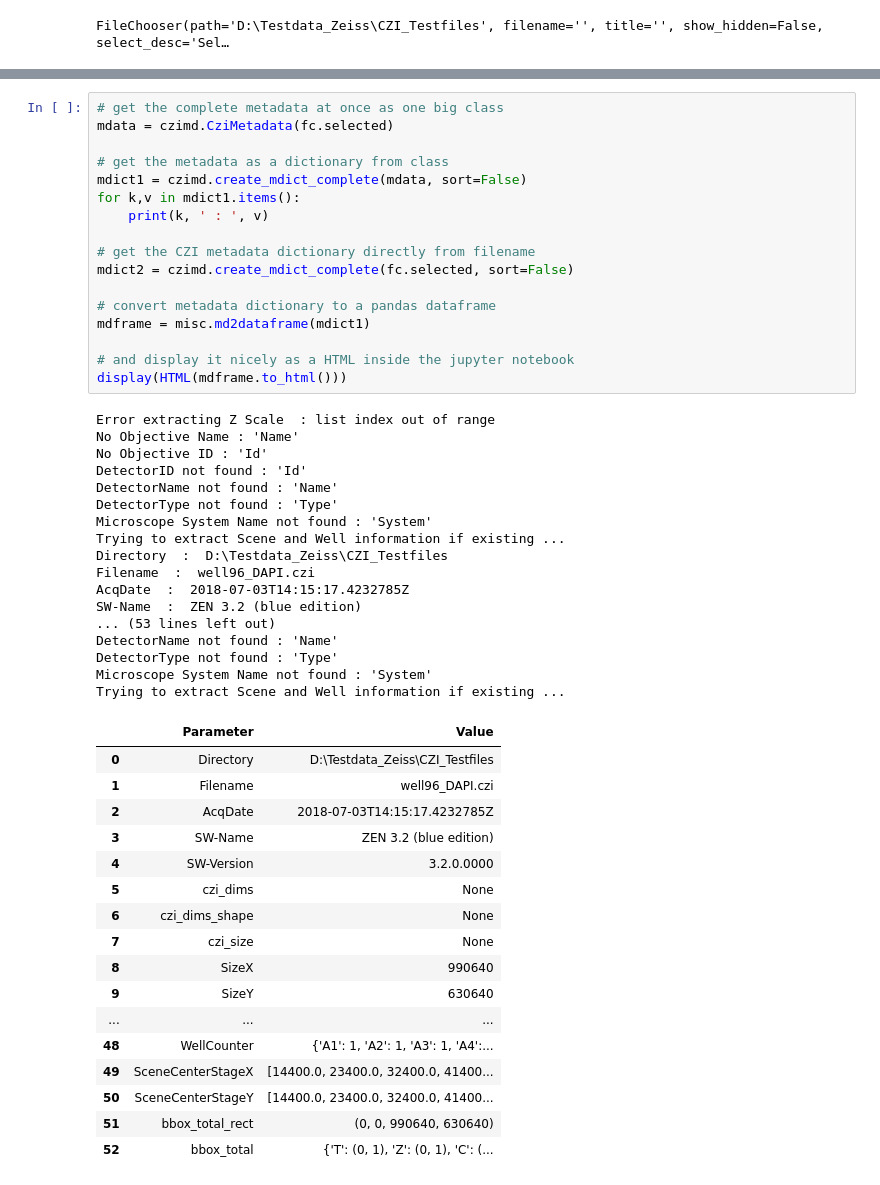
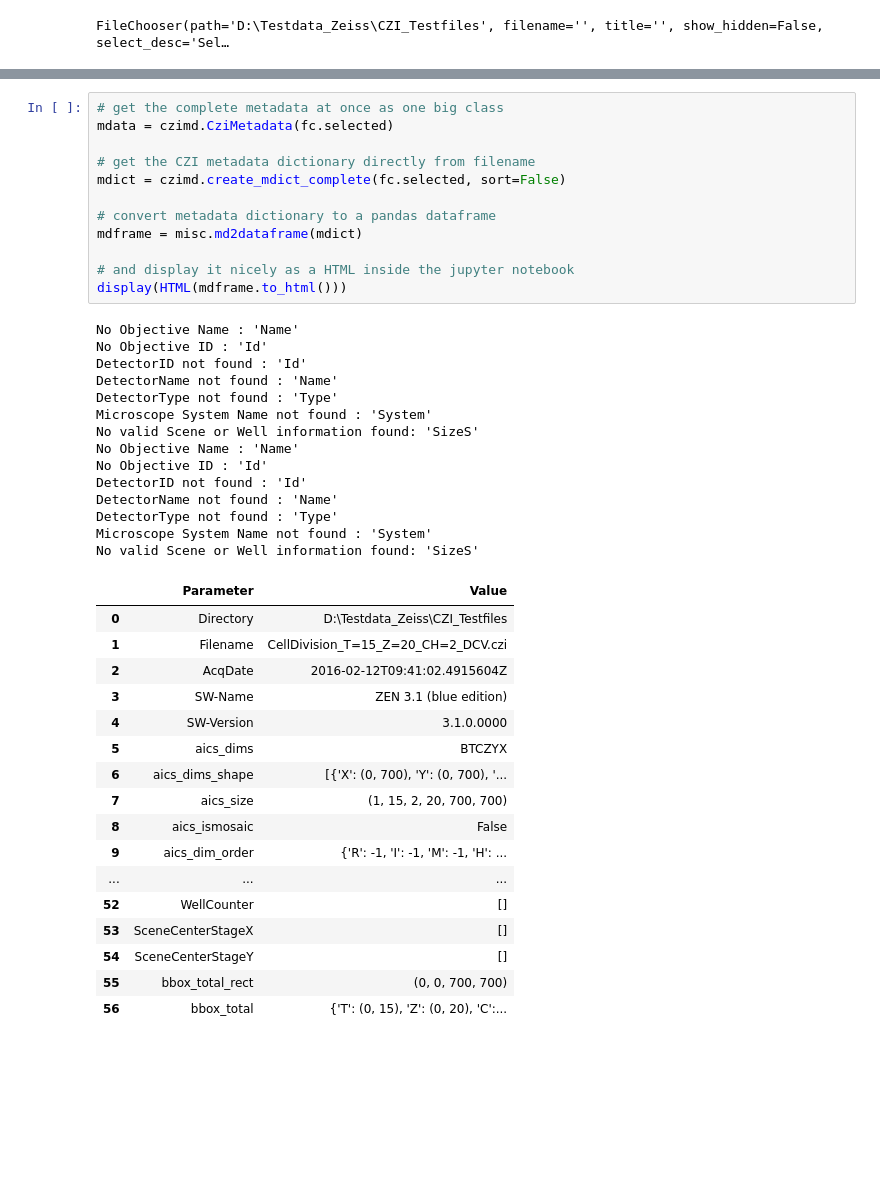
Before and after one commit to sebi06/czitools, a Jupyter notebook: examples/notebooks/read_czi_metadata.ipynb, the cells around one changed output, grey strips where cells are left out. Drawn from its saved outputs; the diff is of its cells as text; blank space fills up the shorter version.

```diff
--- a/examples/notebooks/read_czi_metadata.ipynb
+++ b/examples/notebooks/read_czi_metadata.ipynb
@@ -70,55 +69,47 @@ Trying to extract Scene and Well information if existing ...
 # %%
 # get the complete metadata at once as one big class
 mdata = czimd.CziMetadata(fc.selected)
 
-# get the metadata as a dictionary from class
-mdict1 = czimd.create_mdict_complete(mdata, sort=False)
-for k,v in mdict1.items():
-    print(k, ' : ', v)
-
 # get the CZI metadata dictionary directly from filename
-mdict2 = czimd.create_mdict_complete(fc.selected, sort=False)
+mdict = czimd.create_mdict_complete(fc.selected, sort=False)
 
 # convert metadata dictionary to a pandas dataframe
-mdframe = misc.md2dataframe(mdict1)
+mdframe = misc.md2dataframe(mdict)
 
 # and display it nicely as a HTML inside the jupyter notebook
 display(HTML(mdframe.to_html()))
 # %% [output]
-Error extracting Z Scale  : list index out of range
 No Objective Name : 'Name'
 No Objective ID : 'Id'
 DetectorID not found : 'Id'
 DetectorName not found : 'Name'
 DetectorType not found : 'Type'
 Microscope System Name not found : 'System'
-Trying to extract Scene and Well information if existing ...
-Directory  :  D:\Testdata_Zeiss\CZI_Testfiles
-Filename  :  well96_DAPI.czi
-AcqDate  :  2018-07-03T14:15:17.4232785Z
-SW-Name  :  ZEN 3.2 (blue edition)
-... (53 lines left out)
+No valid Scene or Well information found: 'SizeS'
+No Objective Name : 'Name'
+No Objective ID : 'Id'
+DetectorID not found : 'Id'
 DetectorName not found : 'Name'
 DetectorType not found : 'Type'
 Microscope System Name not found : 'System'
-Trying to extract Scene and Well information if existing ...
+No valid Scene or Well information found: 'SizeS'
 |  | Parameter | Value |
 | 0 | Directory | D:\Testdata_Zeiss\CZI_Testfiles |
-| 1 | Filename | well96_DAPI.czi |
-| 2 | AcqDate | 2018-07-03T14:15:17.4232785Z |
-| 3 | SW-Name | ZEN 3.2 (blue edition) |
-| 4 | SW-Version | 3.2.0.0000 |
-| 5 | czi_dims | None |
-| 6 | czi_dims_shape | None |
-| 7 | czi_size | None |
-| 8 | SizeX | 990640 |
-| 9 | SizeY | 630640 |
+| 1 | Filename | CellDivision_T=15_Z=20_CH=2_DCV.czi |
+| 2 | AcqDate | 2016-02-12T09:41:02.4915604Z |
+| 3 | SW-Name | ZEN 3.1 (blue edition) |
+| 4 | SW-Version | 3.1.0.0000 |
+| 5 | aics_dims | BTCZYX |
+| 6 | aics_dims_shape | [{'X': (0, 700), 'Y': (0, 700), '... |
+| 7 | aics_size | (1, 15, 2, 20, 700, 700) |
+| 8 | aics_ismosaic | False |
+| 9 | aics_dim_order | {'R': -1, 'I': -1, 'M': -1, 'H': ... |
 | ... | ... | ... |
-| 48 | WellCounter | {'A1': 1, 'A2': 1, 'A3': 1, 'A4':... |
-| 49 | SceneCenterStageX | [14400.0, 23400.0, 32400.0, 41400... |
-| 50 | SceneCenterStageY | [14400.0, 23400.0, 32400.0, 41400... |
-| 51 | bbox_total_rect | (0, 0, 990640, 630640) |
-| 52 | bbox_total | {'T': (0, 1), 'Z': (0, 1), 'C': (... |
+| 52 | WellCounter | [] |
+| 53 | SceneCenterStageX | [] |
+| 54 | SceneCenterStageY | [] |
+| 55 | bbox_total_rect | (0, 0, 700, 700) |
+| 56 | bbox_total | {'T': (0, 15), 'Z': (0, 20), 'C':... |
 # %%
 # write XML to disk
 xmlfile = misc.writexml_czi(fc.selected)
```
Also changed, not shown: parts of 12 cells of this notebook, 12 other files.
